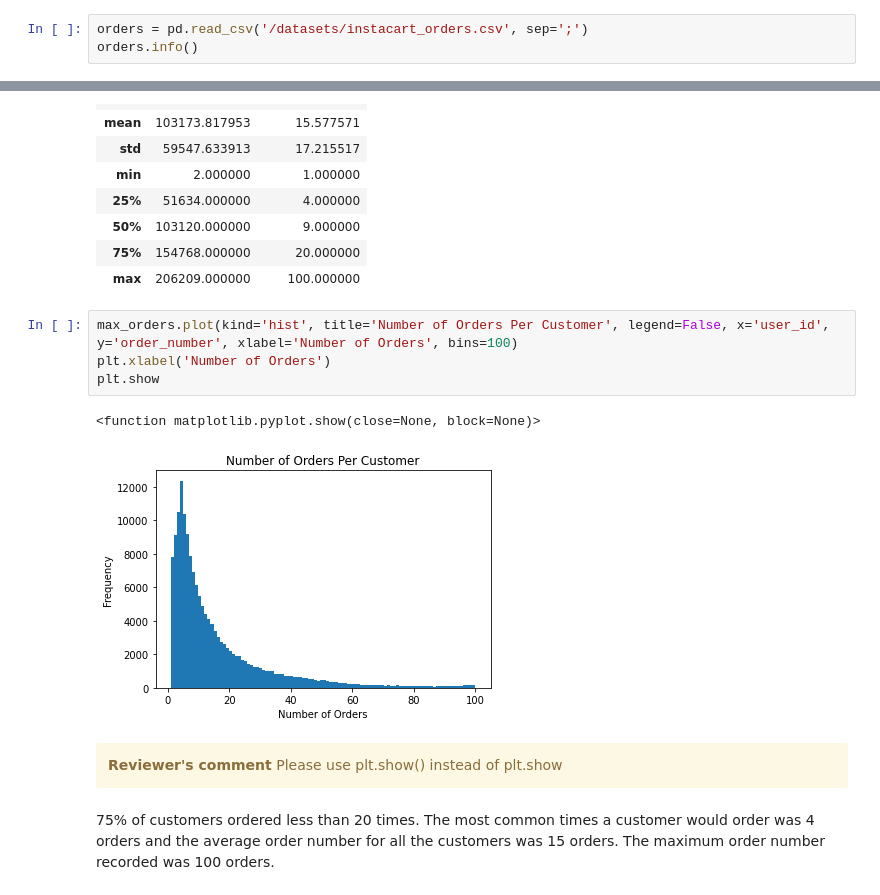
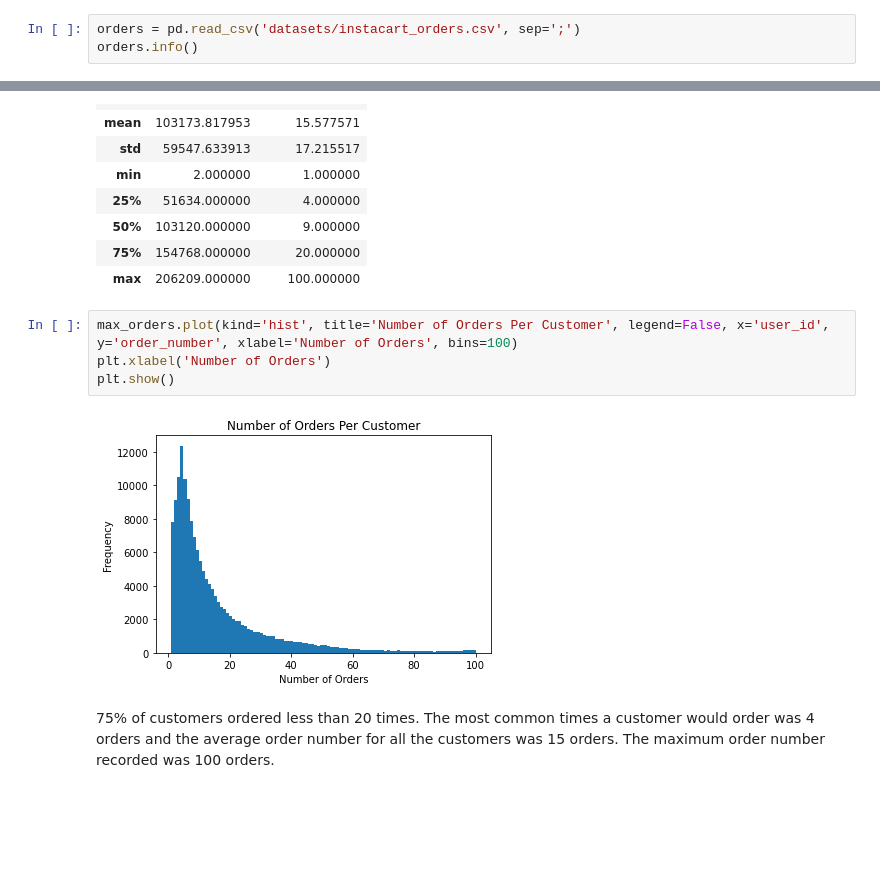
Before and after one commit to EliezerSapir/TripleTen_projects, a Jupyter notebook: Sprint 7 - Exploring and Cleaning Data with Pandas/Sprint 7 - Instacart - Exploring and Cleaning Data with Pandas.ipynb, the cells around one changed output, grey strips where cells are left out. Drawn from its saved outputs; the diff is of its cells as text; blank space fills up the shorter version.

```diff
--- a/Sprint 7 - Exploring and Cleaning Data with Pandas/Sprint 7 - Instacart - Exploring and Cleaning Data with Pandas.ipynb
+++ b/Sprint 7 - Exploring and Cleaning Data with Pandas/Sprint 7 - Instacart - Exploring and Cleaning Data with Pandas.ipynb
@@ -59,7 +12,7 @@ from matplotlib import pyplot as plt
 # %% [markdown]
 ## Open files and study format
 # %%
-orders = pd.read_csv('/datasets/instacart_orders.csv', sep=';')
+orders = pd.read_csv('datasets/instacart_orders.csv', sep=';')
 orders.info()
 # %% [output]
 <class 'pandas.core.frame.DataFrame'>
@@ -863,17 +769,9 @@ max_orders.describe()
 # %%
 max_orders.plot(kind='hist', title='Number of Orders Per Customer', legend=False, x='user_id', y='order_number', xlabel='Number of Orders', bins=100)
 plt.xlabel('Number of Orders')
-plt.show
+plt.show()
 # %% [output]
-<function matplotlib.pyplot.show(close=None, block=None)>
-[figure, old version]
+[figure, new version]
-# %% [markdown]
-<div class="alert alert-block alert-warning"> <b>Reviewer's comment</b> <a
-class="tocSkip"></a>
-Please use plt.show() instead of plt.show
-
-
-</div>
 # %% [markdown]
 75% of customers ordered less than 20 times.  The most common times a customer would order was 4 orders and the average order number for all the customers was 15 orders.  The maximum order number recorded was 100 orders.
 # %% [markdown]
```
Also changed, not shown: parts of 40 cells of this notebook.
